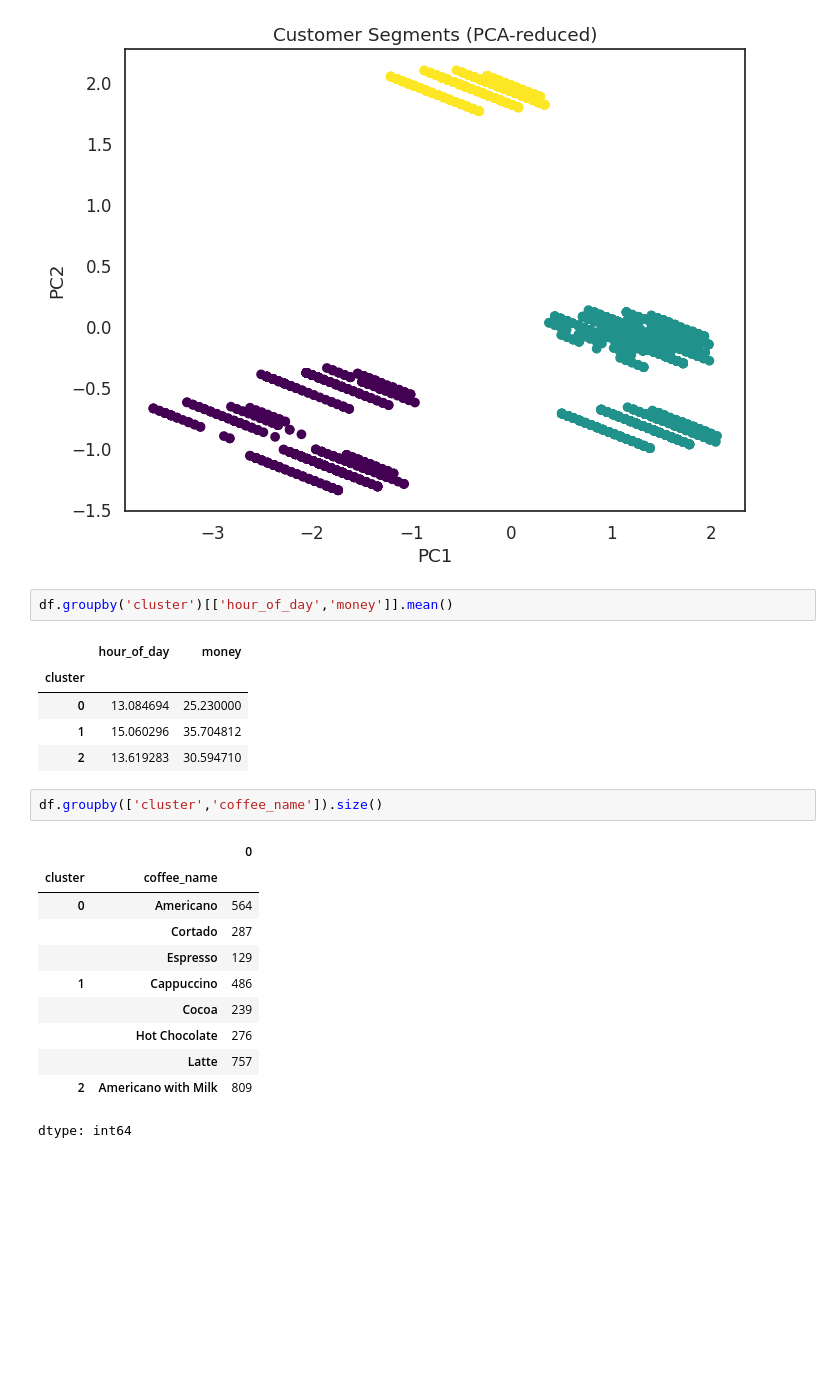
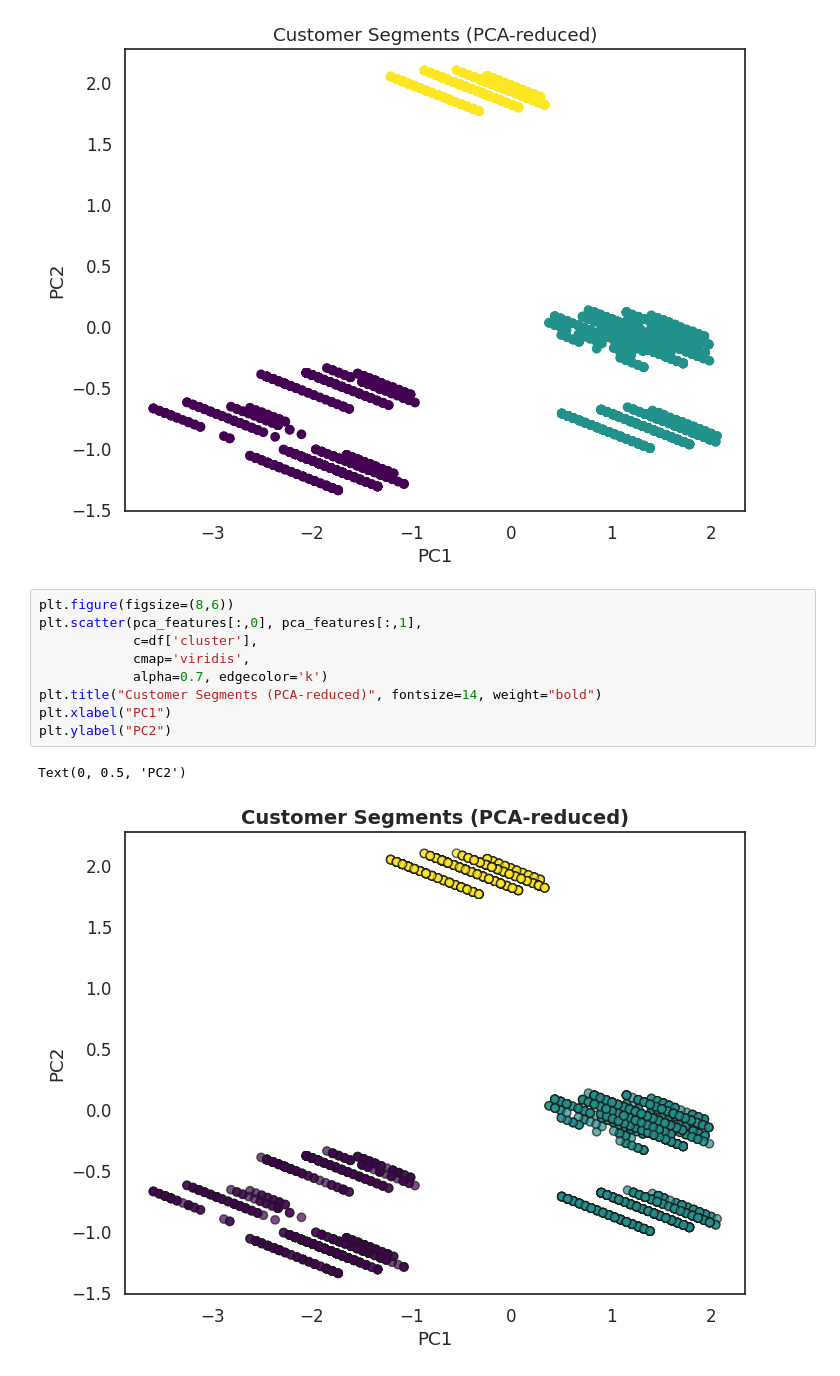
Before and after one commit to kintanpitaloka/Coffee-Sales-Analytics, a Jupyter notebook: Coffee_Sales_Analytics_for_Smarter_Business_Decisions.ipynb, the cells around one changed output. Saved outputs shown, nothing was run; the diff lists cells and outputs as text; blank space fills up the shorter version.

```diff
--- a/Coffee_Sales_Analytics_for_Smarter_Business_Decisions.ipynb
+++ b/Coffee_Sales_Analytics_for_Smarter_Business_Decisions.ipynb
@@ -237,25 +237,15 @@ plt.ylabel("PC2")
 plt.show()
 # %% [output]
 [figure]
-# %%
-df.groupby('cluster')[['hour_of_day','money']].mean()
-# %% [output]
-|  | hour_of_day | money |
-| cluster |  |  |
-| 0 | 13.084694 | 25.230000 |
-| 1 | 15.060296 | 35.704812 |
-| 2 | 13.619283 | 30.594710 |
-# %%
-df.groupby(['cluster','coffee_name']).size()
-# %% [output]
-|  |  | 0 |
-| cluster | coffee_name |  |
-| 0 | Americano | 564 |
-|  | Cortado | 287 |
-|  | Espresso | 129 |
-| 1 | Cappuccino | 486 |
-|  | Cocoa | 239 |
-|  | Hot Chocolate | 276 |
-|  | Latte | 757 |
-| 2 | Americano with Milk | 809 |
-dtype: int64
+# %%
+plt.figure(figsize=(8,6))
+plt.scatter(pca_features[:,0], pca_features[:,1],
+            c=df['cluster'],
+            cmap='viridis',
+            alpha=0.7, edgecolor='k')
+plt.title("Customer Segments (PCA-reduced)", fontsize=14, weight="bold")
+plt.xlabel("PC1")
+plt.ylabel("PC2")
+# %% [output]
+Text(0, 0.5, 'PC2')
+[figure, added]
```
Also changed, not shown: parts of 1 cell of this notebook.
